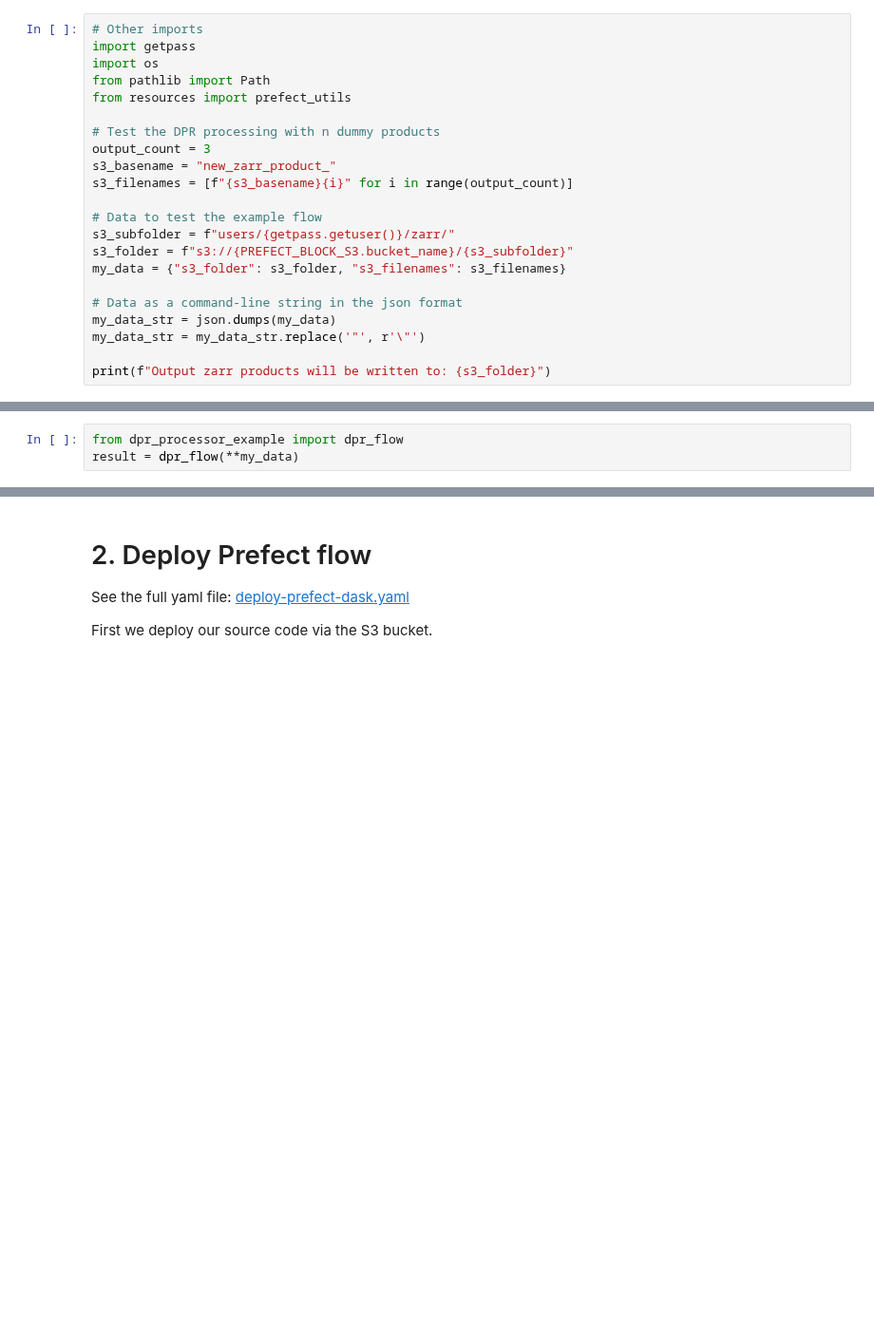
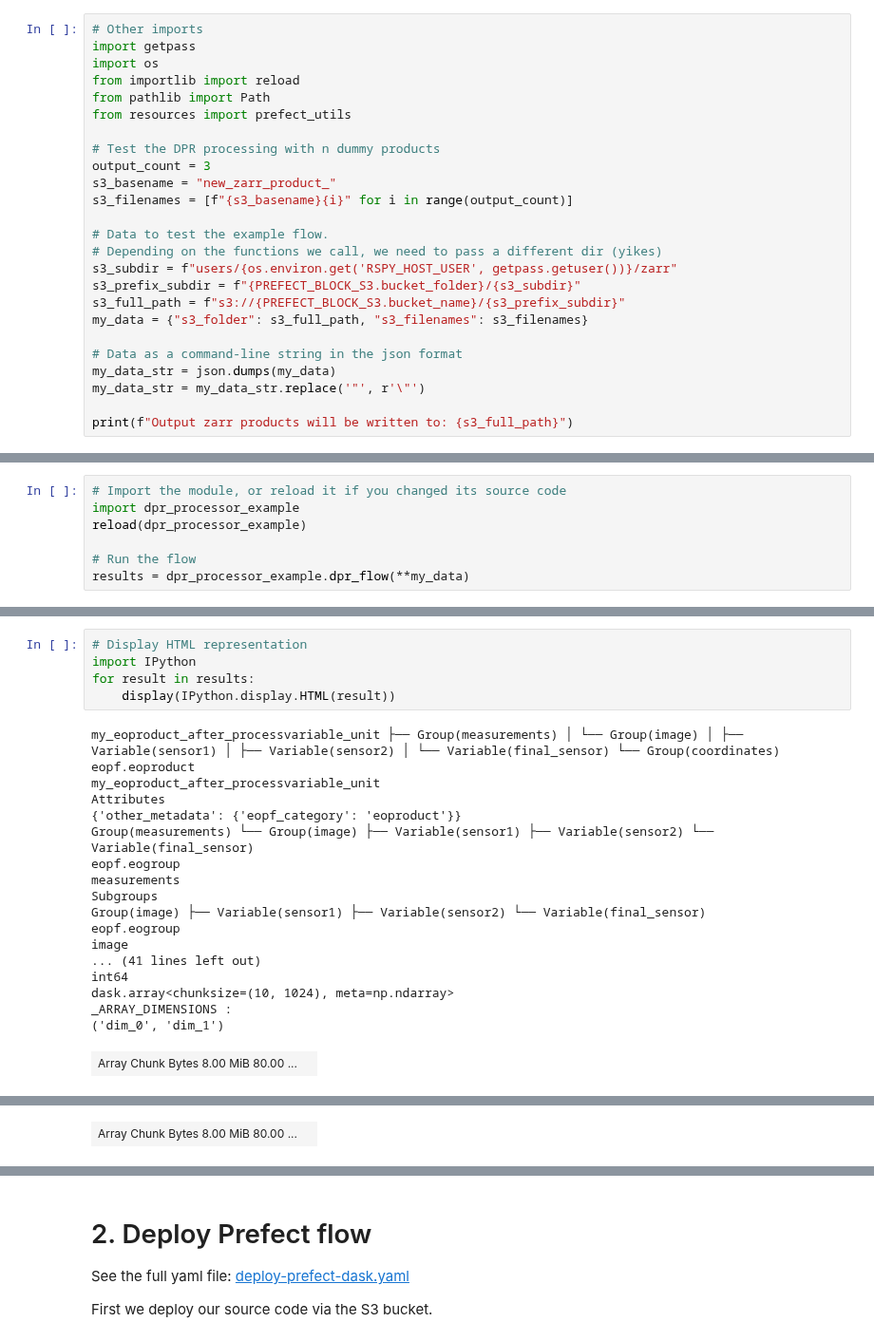
Before and after one commit to RS-PYTHON/rs-demo, a Jupyter notebook: notebooks/sprints/sprint20/rspy520_empty_dpr_processor.ipynb, the cells around one changed output, grey strips where cells are left out. Shown at 95% size. Drawn from its saved outputs; the diff is of its cells as text; blank space fills up the shorter version.

```diff
--- a/notebooks/sprints/sprint20/rspy520_empty_dpr_processor.ipynb
+++ b/notebooks/sprints/sprint20/rspy520_empty_dpr_processor.ipynb
@@ -29,6 +61,7 @@ echo -e "\nNOTE: you can see the block details and credentials by running e.g.:
 # Other imports
 import getpass
 import os
+from importlib import reload
 from pathlib import Path
 from resources import prefect_utils
 
@@ -37,13 +70,15 @@ output_count = 3
 s3_basename = "new_zarr_product_"
 s3_filenames = [f"{s3_basename}{i}" for i in range(output_count)]
 
-# Data to test the example flow
-s3_subfolder = f"users/{getpass.getuser()}/zarr/"
-s3_folder = f"s3://{PREFECT_BLOCK_S3.bucket_name}/{s3_subfolder}"
-my_data = {"s3_folder": s3_folder, "s3_filenames": s3_filenames}
+# Data to test the example flow.
+# Depending on the functions we call, we need to pass a different dir (yikes)
+s3_subdir = f"users/{os.environ.get('RSPY_HOST_USER', getpass.getuser())}/zarr"
+s3_prefix_subdir = f"{PREFECT_BLOCK_S3.bucket_folder}/{s3_subdir}"
+s3_full_path = f"s3://{PREFECT_BLOCK_S3.bucket_name}/{s3_prefix_subdir}"
+my_data = {"s3_folder": s3_full_path, "s3_filenames": s3_filenames}
 
 # Data as a command-line string in the json format
 my_data_str = json.dumps(my_data)
 my_data_str = my_data_str.replace('"', r'\"')
 
-print(f"Output zarr products will be written to: {s3_folder}")
+print(f"Output zarr products will be written to: {s3_full_path}")
@@ -75,3 +117,7 @@ await PREFECT_BLOCK_S3.upload_from_path(empty_file, f"{s3_subfolder}/{empty_file
 # %%
-from dpr_processor_example import dpr_flow
-result = dpr_flow(**my_data)
+# Import the module, or reload it if you changed its source code
+import dpr_processor_example
+reload(dpr_processor_example)
+
+# Run the flow
+results = dpr_processor_example.dpr_flow(**my_data)
@@ -77,0 +150,24 @@ result = dpr_flow(**my_data)
+# %%
+# Display HTML representation
+import IPython
+for result in results:
+    display(IPython.display.HTML(result))
+# %% [output]
+my_eoproduct_after_processvariable_unit ├── Group(measurements) │ └── Group(image) │ ├── Variable(sensor1) │ ├── Variable(sensor2) │ └── Variable(final_sensor) └── Group(coordinates)
+eopf.eoproduct
+my_eoproduct_after_processvariable_unit
+Attributes
+{'other_metadata': {'eopf_category': 'eoproduct'}}
+Group(measurements) └── Group(image) ├── Variable(sensor1) ├── Variable(sensor2) └── Variable(final_sensor)
+eopf.eogroup
+measurements
+Subgroups
+Group(image) ├── Variable(sensor1) ├── Variable(sensor2) └── Variable(final_sensor)
+eopf.eogroup
+image
+... (41 lines left out)
+int64
+dask.array<chunksize=(10, 1024), meta=np.ndarray>
+_ARRAY_DIMENSIONS :
+('dim_0', 'dim_1')
+| Array Chunk Bytes 8.00 MiB 80.00 ... |  |
@@ -77,0 +180 @@ result = dpr_flow(**my_data)
+| Array Chunk Bytes 8.00 MiB 80.00 ... |  |
```
Also changed, not shown: parts of 23 cells of this notebook, 10 other files.
